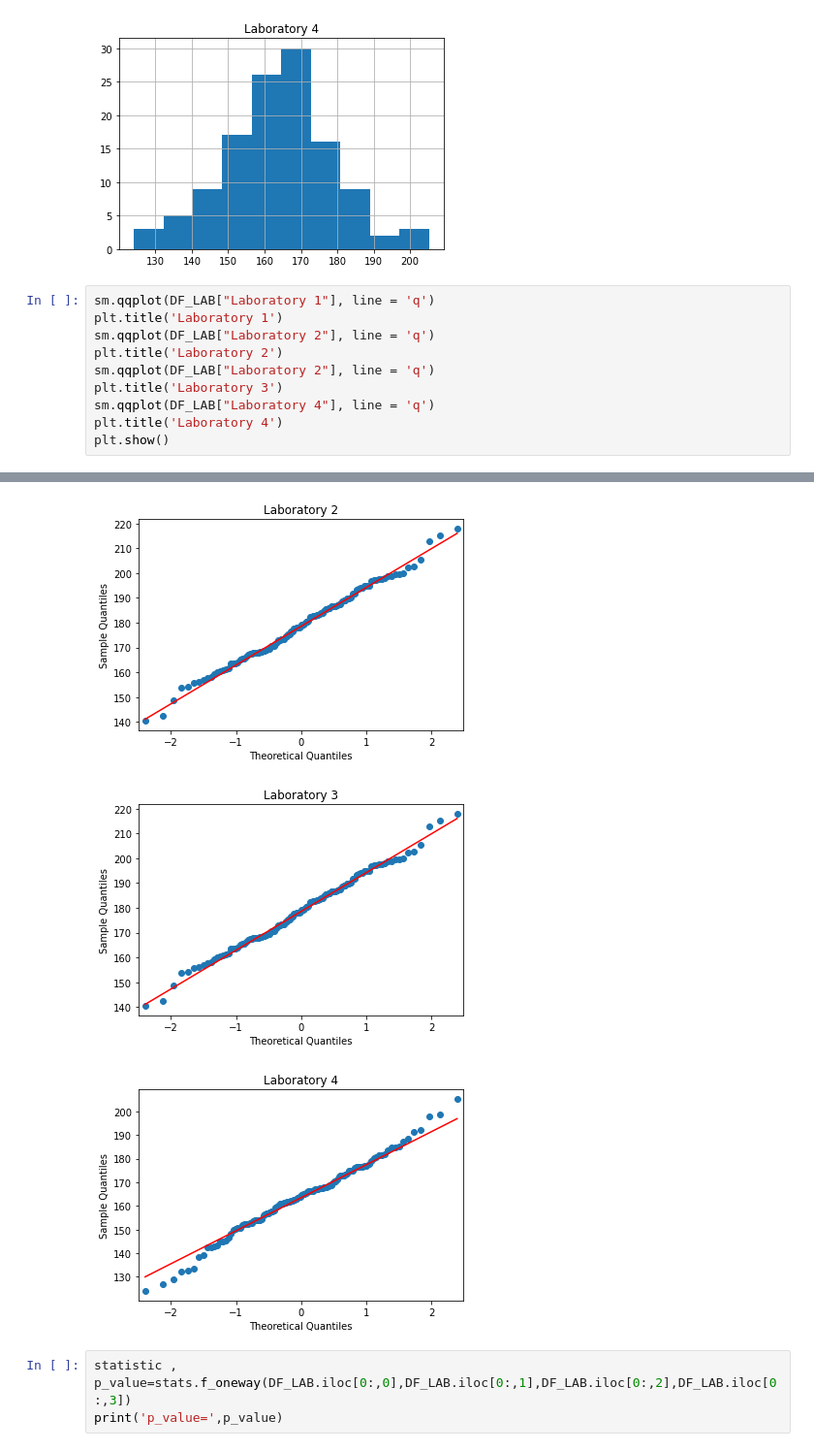
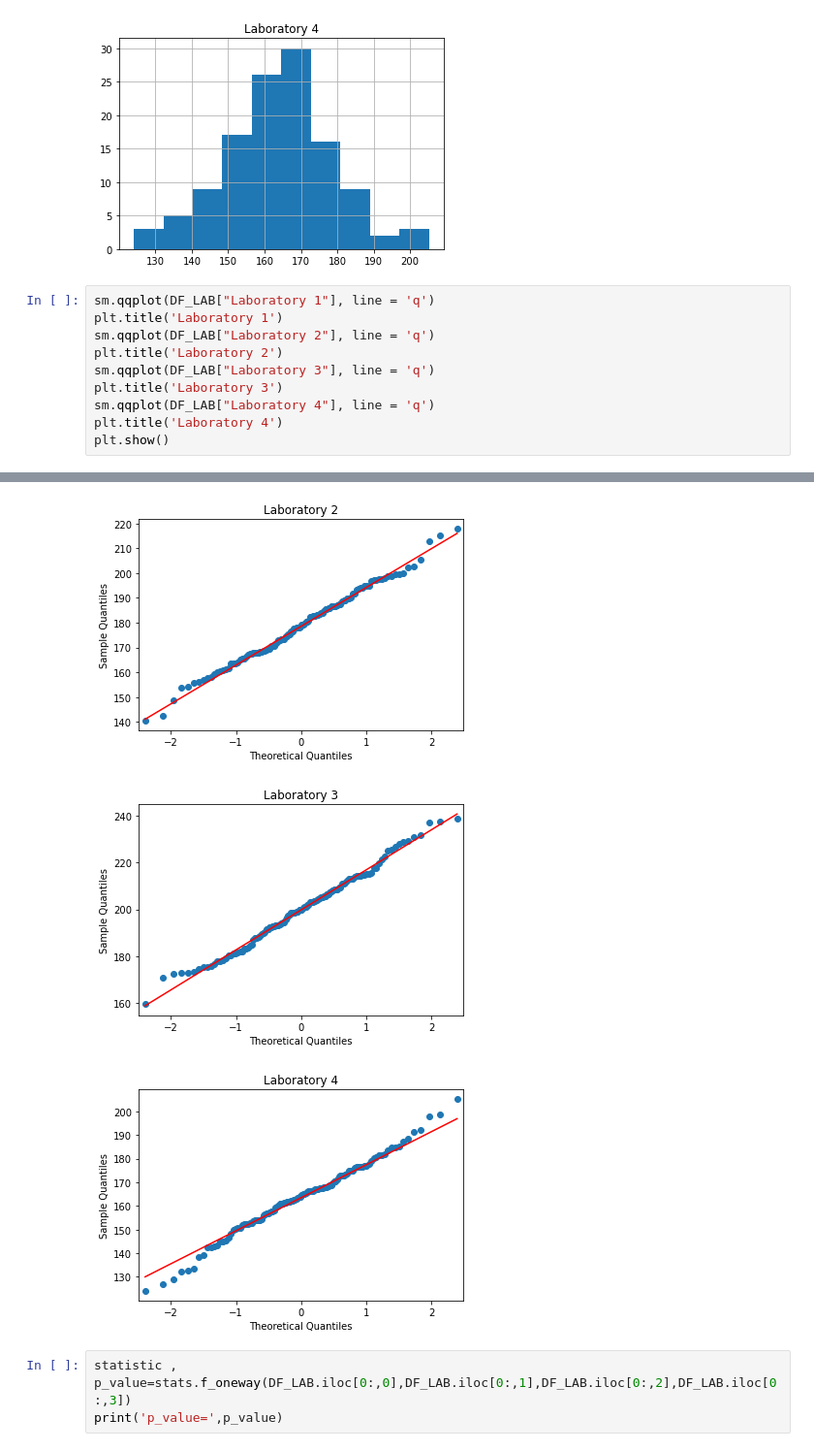
Before and after one commit to VivekGangurde/Assignment-, a Jupyter notebook: Hyp. Test-Assignment.ipynb, the cells around one changed output, grey strips where cells are left out. Shown: that part at 97% size. Drawn from its saved outputs; the diff is of its cells as text.

```diff
--- a/Hyp. Test-Assignment.ipynb
+++ b/Hyp. Test-Assignment.ipynb
@@ -247,17 +247,17 @@ plt.show()
 # %%
 sm.qqplot(DF_LAB["Laboratory 1"], line = 'q')
 plt.title('Laboratory 1')
 sm.qqplot(DF_LAB["Laboratory 2"], line = 'q')
 plt.title('Laboratory 2')
-sm.qqplot(DF_LAB["Laboratory 2"], line = 'q')
+sm.qqplot(DF_LAB["Laboratory 3"], line = 'q')
 plt.title('Laboratory 3')
 sm.qqplot(DF_LAB["Laboratory 4"], line = 'q')
 plt.title('Laboratory 4')
 plt.show()
 # %% [output]
 [figure]
 [figure]
-[figure, old version]
+[figure, new version]
 [figure]
 # %%
 statistic , p_value=stats.f_oneway(DF_LAB.iloc[0:,0],DF_LAB.iloc[0:,1],DF_LAB.iloc[0:,2],DF_LAB.iloc[0:,3])
```
Also changed, not shown: parts of 5 cells of this notebook.
